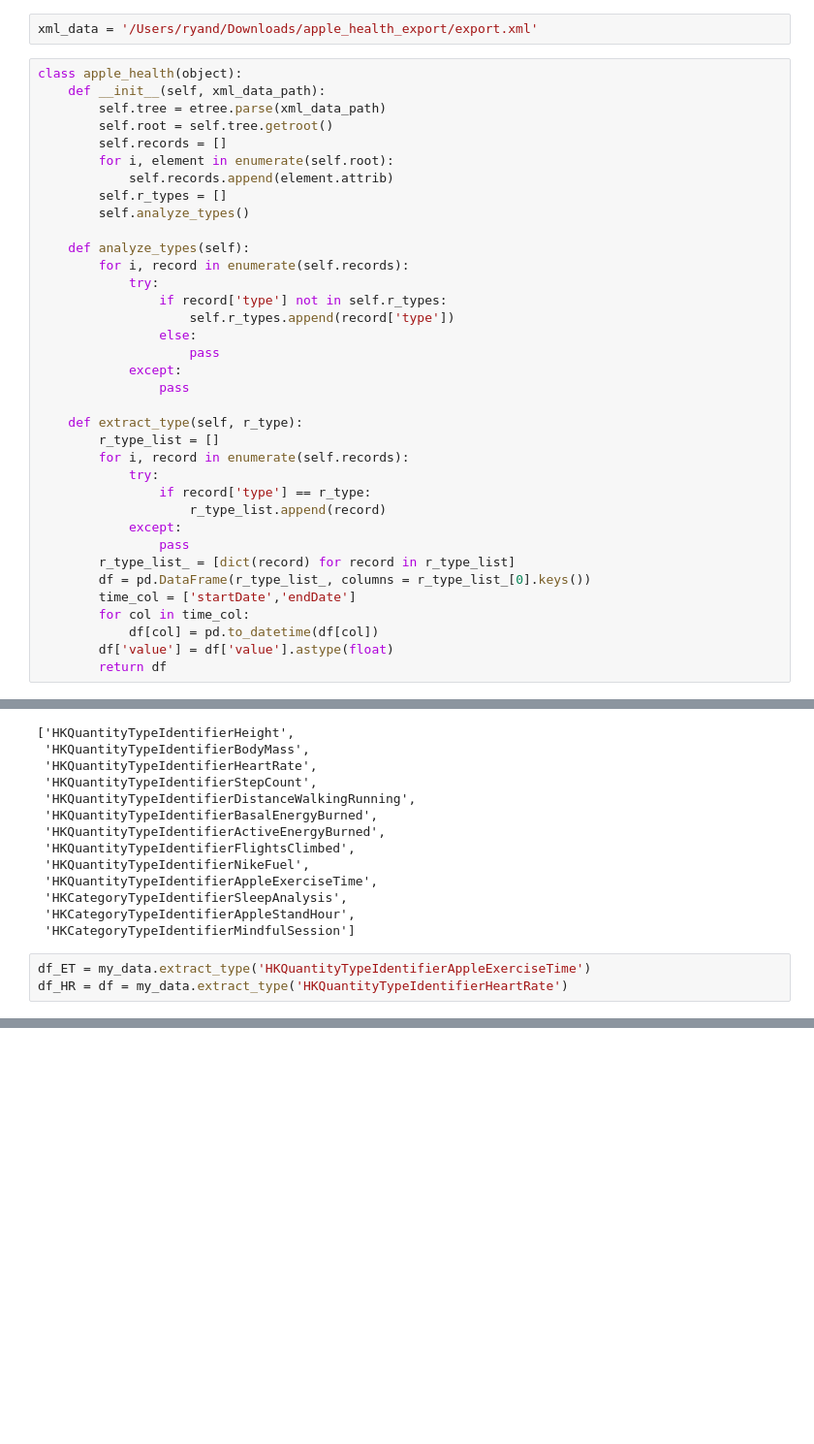
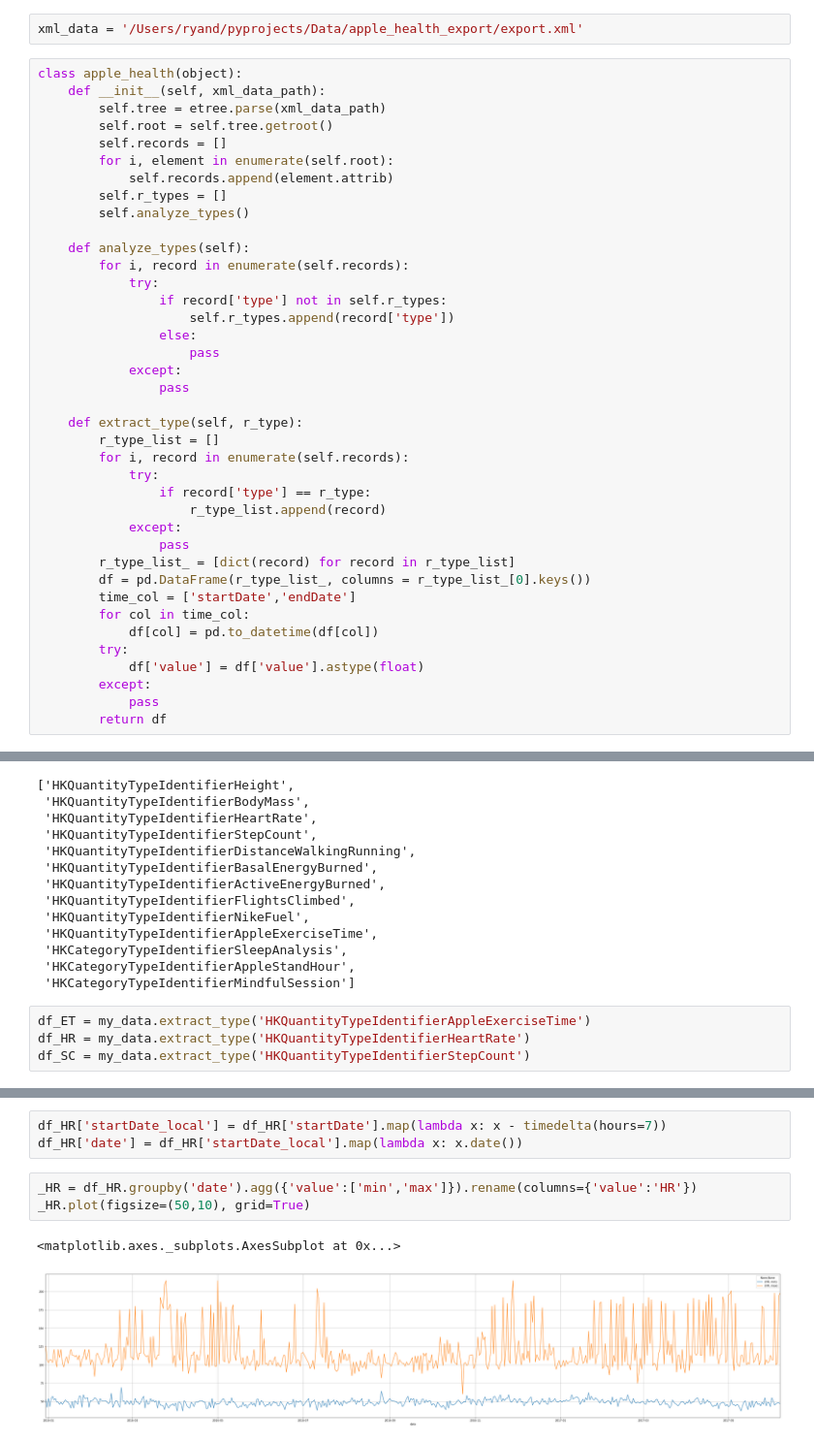
Before and after one commit to RyanAugust/pyprojects, a Jupyter notebook: Health/Apple Health Data.ipynb, the cells around one changed output, grey strips where cells are left out. Shown at 97% size. Cells and saved outputs as stored; diff of their text form; blank space fills up the shorter version.

```diff
--- a/Health/Apple Health Data.ipynb
+++ b/Health/Apple Health Data.ipynb
@@ -8,5 +9,5 @@ import numpy as np
 # %%
-xml_data = '/Users/ryand/Downloads/apple_health_export/export.xml'
+xml_data = '/Users/ryand/pyprojects/Data/apple_health_export/export.xml'
 # %%
 class apple_health(object):
     def __init__(self, xml_data_path):
@@ -41,5 +42,8 @@ class apple_health(object):
         time_col = ['startDate','endDate']
         for col in time_col:
             df[col] = pd.to_datetime(df[col])
-        df['value'] = df['value'].astype(float)
+        try:
+            df['value'] = df['value'].astype(float)
+        except:
+            pass
         return df
@@ -62,4 +74,5 @@ my_data.r_types
  'HKCategoryTypeIdentifierMindfulSession']
 # %%
 df_ET = my_data.extract_type('HKQuantityTypeIdentifierAppleExerciseTime')
-df_HR = df = my_data.extract_type('HKQuantityTypeIdentifierHeartRate')
+df_HR = my_data.extract_type('HKQuantityTypeIdentifierHeartRate')
+df_SC = my_data.extract_type('HKQuantityTypeIdentifierStepCount')
@@ -109,0 +114,9 @@ ax.plot(df_.index, df_['value'])
+# %%
+df_HR['startDate_local'] = df_HR['startDate'].map(lambda x: x - timedelta(hours=7))
+df_HR['date'] = df_HR['startDate_local'].map(lambda x: x.date())
+# %%
+_HR = df_HR.groupby('date').agg({'value':['min','max']}).rename(columns={'value':'HR'})
+_HR.plot(figsize=(50,10), grid=True)
+# %% [output]
+<matplotlib.axes._subplots.AxesSubplot at 0x...>
+[figure, added]
```
Also changed, not shown: parts of 28 cells of this notebook, 3 other files.
